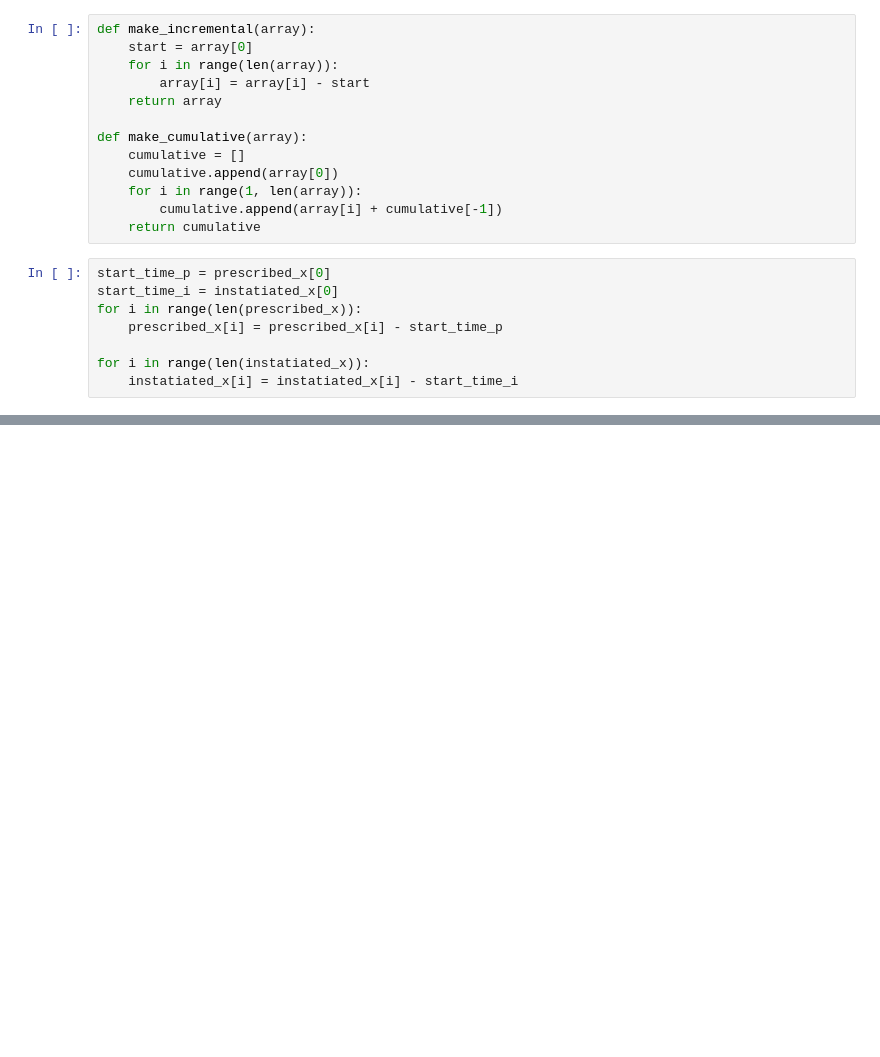
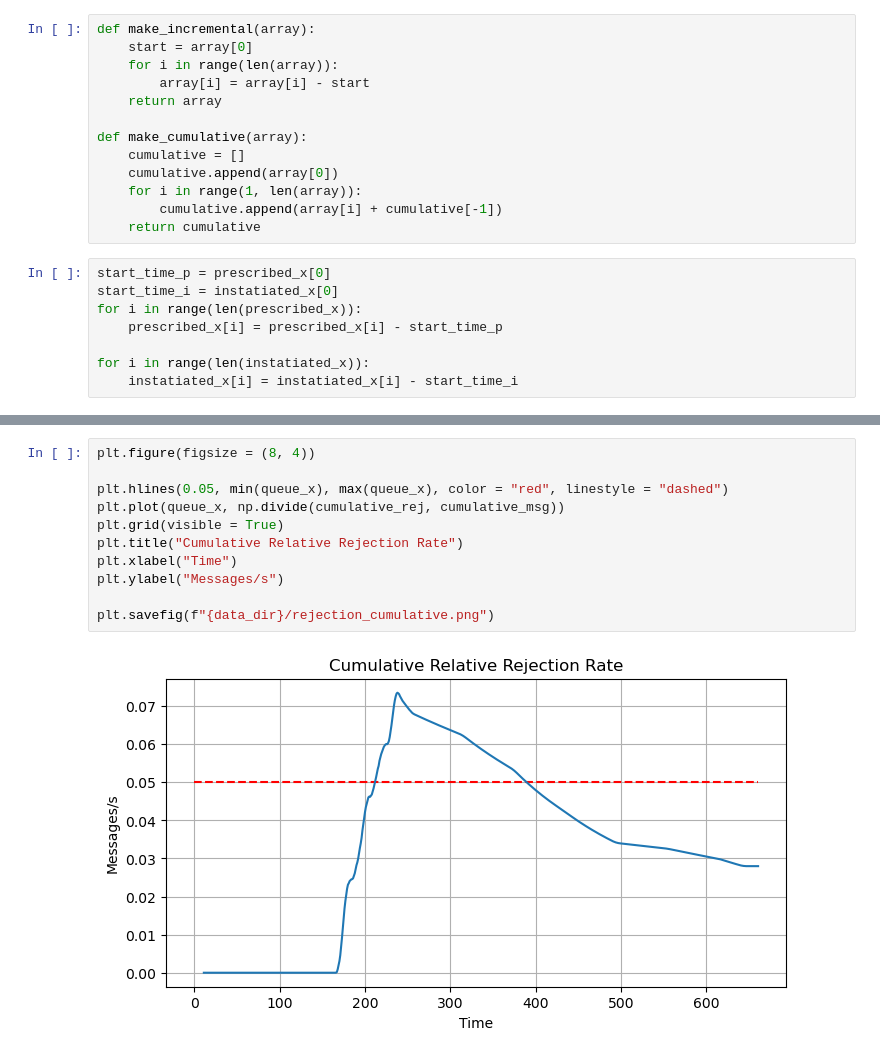
Before and after one commit to Berags/oris-predictive-autoscaler, a Jupyter notebook: Experiments/Show_result.ipynb, the cells around one changed output, grey strips where cells are left out. Drawn from its saved outputs; the diff is of its cells as text; blank space fills up the shorter version.

```diff
--- a/Experiments/Show_result.ipynb
+++ b/Experiments/Show_result.ipynb
@@ -124,3 +127,16 @@ Text(0.5, 0, 'Time')
+# %%
+plt.figure(figsize = (8, 4))
+
+plt.hlines(0.05, min(queue_x), max(queue_x), color = "red", linestyle = "dashed")
+plt.plot(queue_x, np.divide(cumulative_rej, cumulative_msg))
+plt.grid(visible = True)
+plt.title("Cumulative Relative Rejection Rate")
+plt.xlabel("Time")
+plt.ylabel("Messages/s")
+
+plt.savefig(f"{data_dir}/rejection_cumulative.png")
+# %% [output]
+[figure, added]
 # %%
 plt.figure(figsize = (8, 4))
 plt.plot(queue_x, cumulative_msg, color = "green", label = "Arrived")
```
Also changed, not shown: parts of 9 cells of this notebook, 1 other file.
